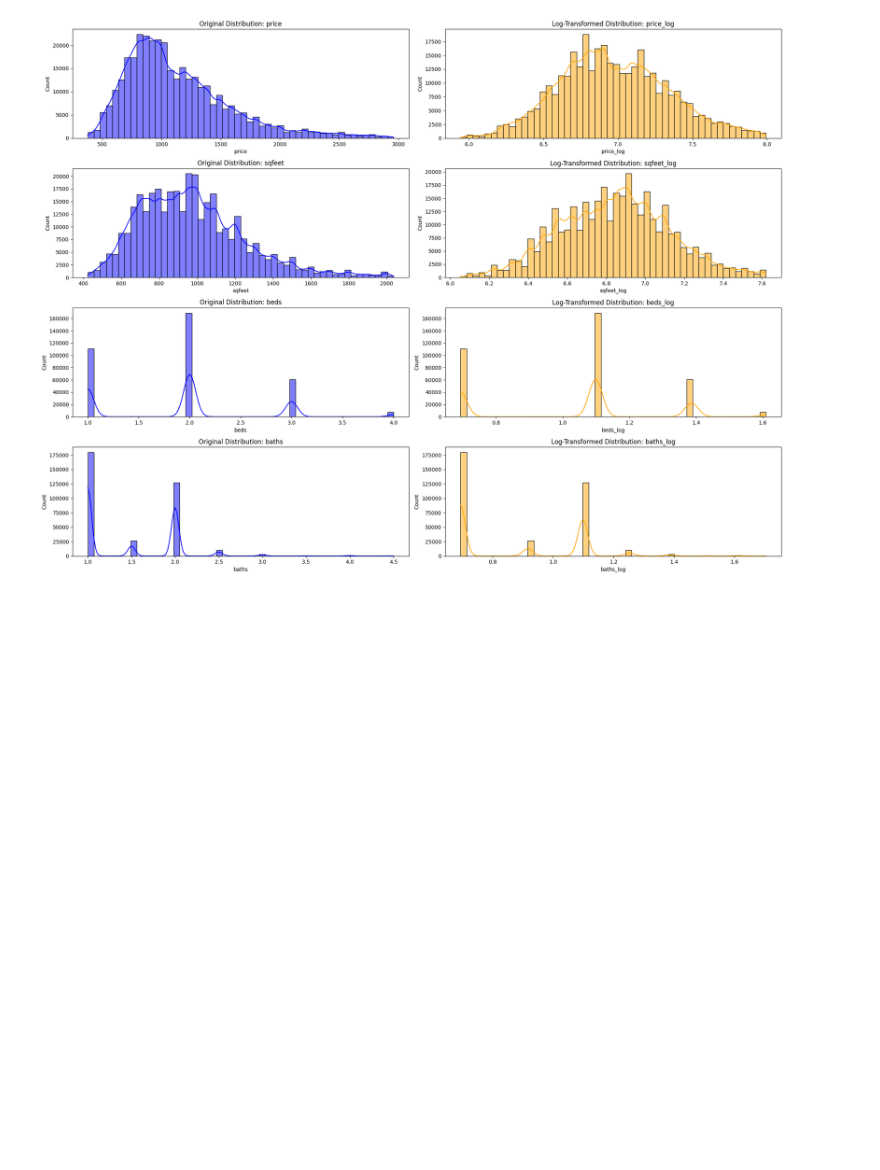
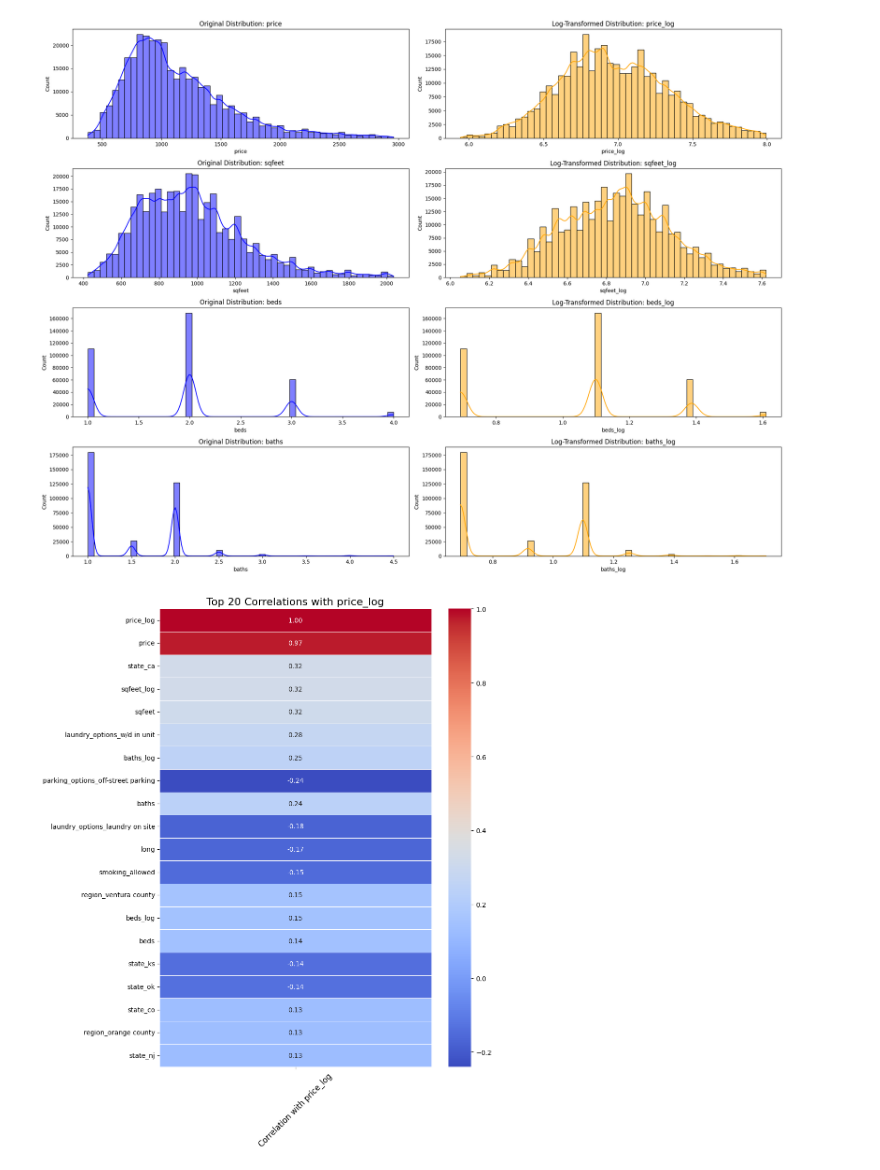
Before and after one commit to kushal-jaat/ASD-assignment-3, a Jupyter notebook: housing_price_prediction.ipynb, the cells around one changed output. Drawn from its saved outputs; the diff is of its cells as text; code cells hidden in the pictures; blank space fills up the shorter version.

```diff
--- a/housing_price_prediction.ipynb
+++ b/housing_price_prediction.ipynb
@@ -613,3 +380,35 @@ plt.tight_layout()
 plt.show()
 # %% [output]
 [figure]
+# %%
+import pandas as pd
+import seaborn as sns
+import matplotlib.pyplot as plt
+
+# Calculate correlations for all columns with the target variable `price_log`
+correlations = rental_data_cleaned.corr()['price_log'].dropna()
+
+# Convert correlations to a DataFrame for better readability
+correlation_df = correlations.to_frame(name='Correlation with price_log')
+correlation_df['Absolute Correlation'] = correlation_df['Correlation with price_log'].abs()
+
+# Sort correlations by absolute value and select the top 20
+top_20_correlation = correlation_df.nlargest(20, 'Absolute Correlation')
+
+# Create a heatmap for the top 20 correlations
+plt.figure(figsize=(10, 12))
+sns.heatmap(
+    top_20_correlation[['Correlation with price_log']],
+    annot=True,
+    cmap='coolwarm',
+    cbar=True,
+    fmt='.2f',
+    linewidths=0.5
+)
+plt.title("Top 20 Correlations with price_log", fontsize=16)
+plt.xticks(fontsize=12, rotation=45)
+plt.yticks(fontsize=10)
+plt.tight_layout()
+plt.show()
+# %% [output]
+[figure, added]
```
Also changed, not shown: parts of 43 cells of this notebook.
